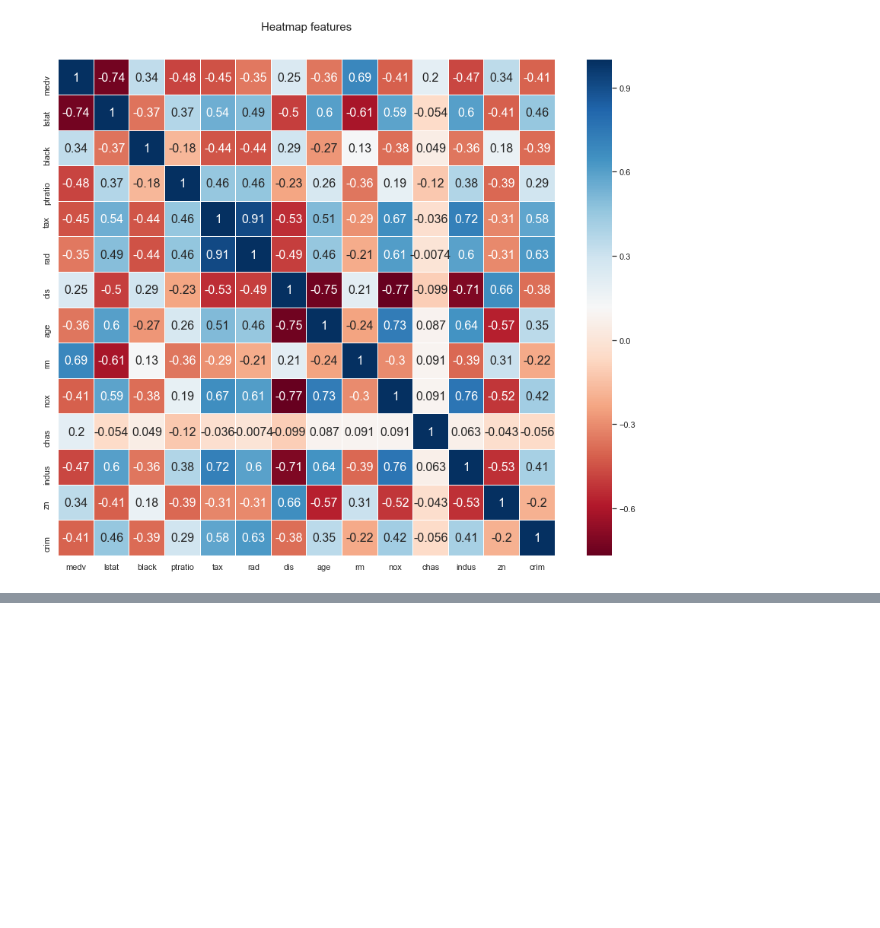
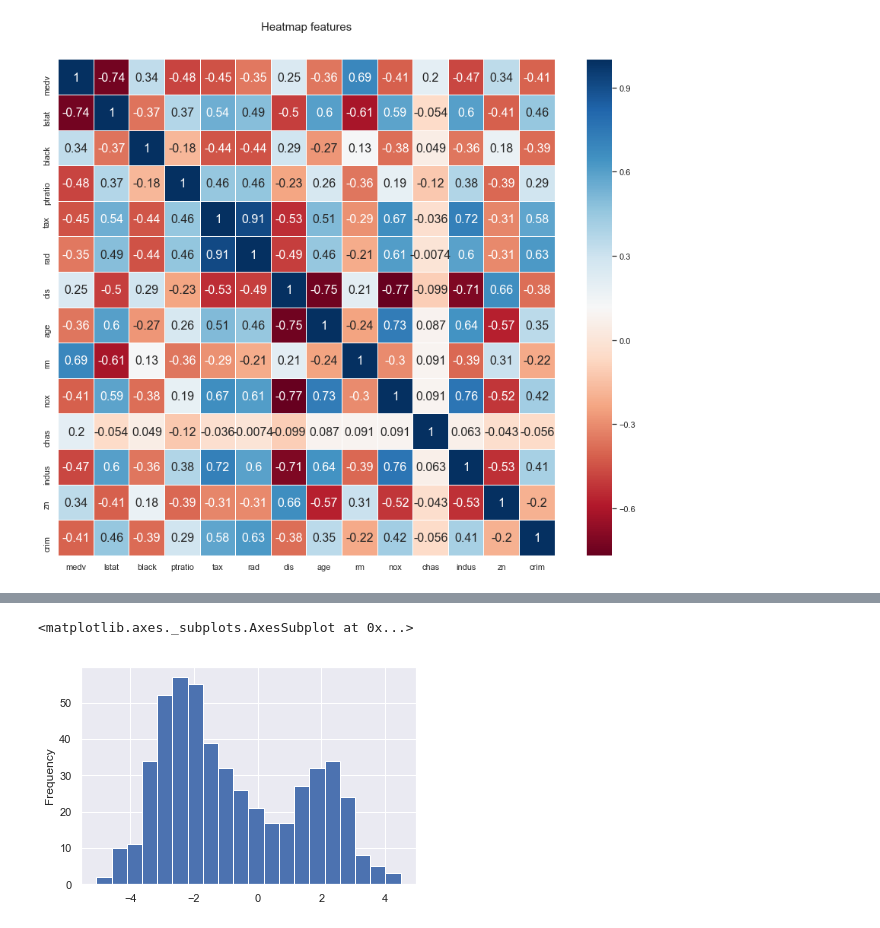
Before and after one commit to vincenthanna/bundang_pangyo_mldl_study_kaggle, a Jupyter notebook: boston_housing/src/kaggle_practice_boston_housing_001.ipynb, the cells around one changed output, grey strips where cells are left out. Cells and saved outputs as stored; diff of their text form; code cells hidden in the pictures; blank space fills up the shorter version.

```diff
--- a/boston_housing/src/kaggle_practice_boston_housing_001.ipynb
+++ b/boston_housing/src/kaggle_practice_boston_housing_001.ipynb
@@ -81,0 +164,5 @@ sns.heatmap(heatmap_data.astype(float).corr(), linewidths=0.1, vmax=1.0,
+# %%
+merged[Cols.crim].plot.hist(bins=20)
+# %% [output]
+<matplotlib.axes._subplots.AxesSubplot at 0x...>
+[figure, added]
```
Also changed, not shown: parts of 18 cells of this notebook.
